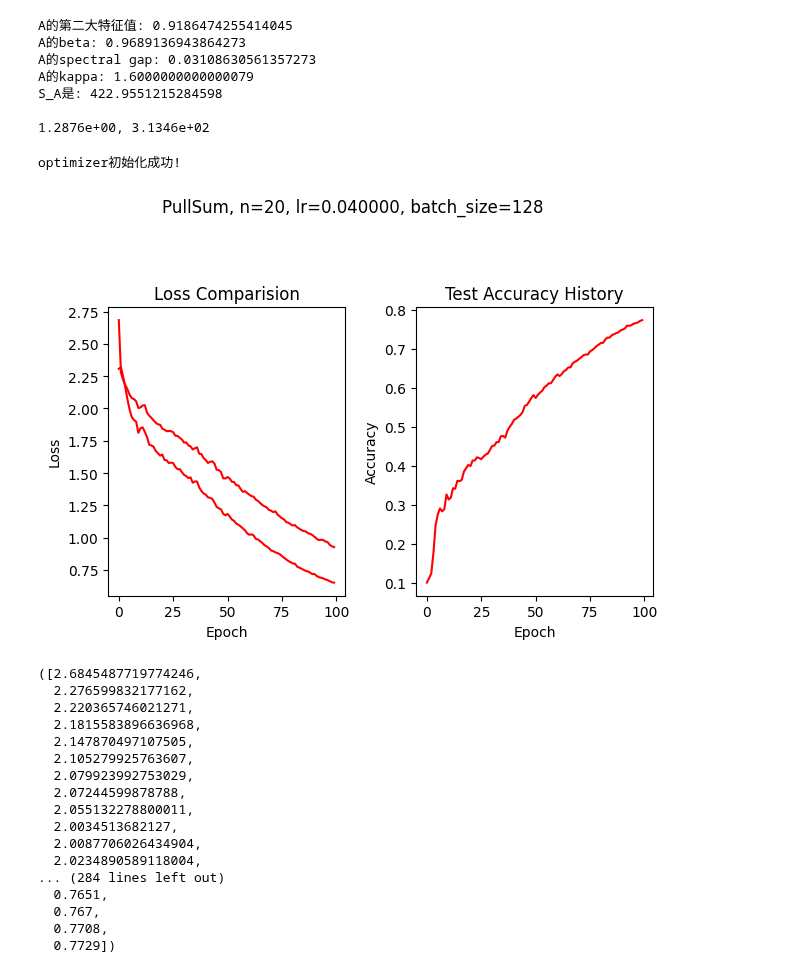
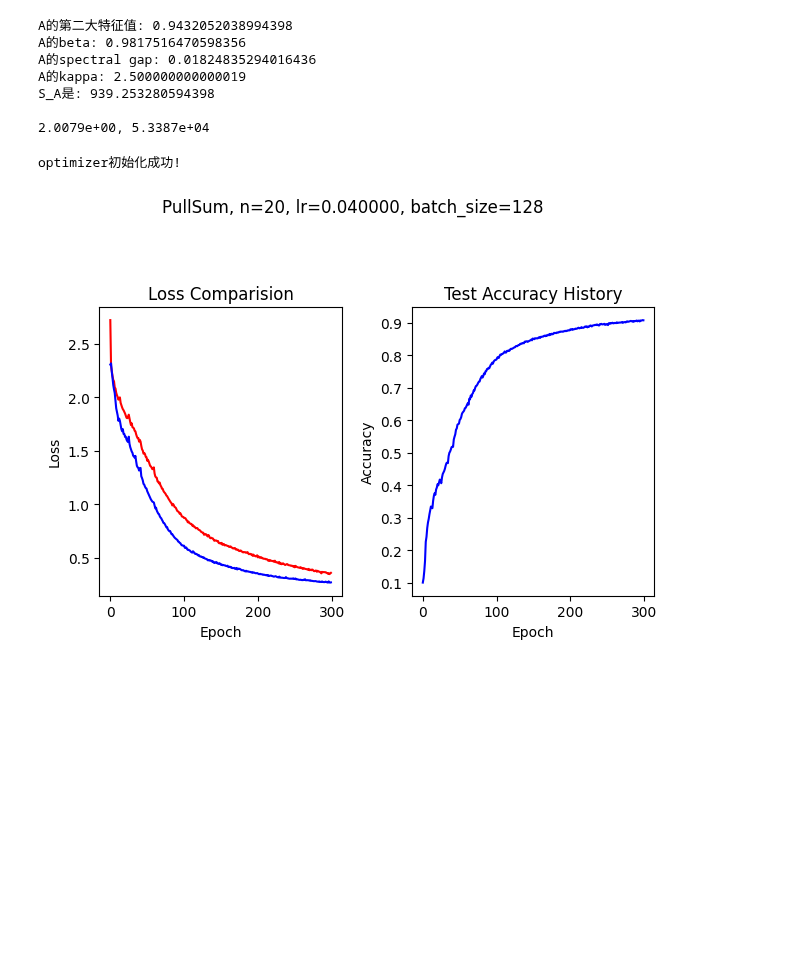
Before and after one commit to Luoxiaogan/PullSum_MNIST, a Jupyter notebook: CIFAR10实验_arxiv/分布式实验/main.ipynb, the cells around one changed output. Saved outputs shown, nothing was run; the diff lists cells and outputs as text; code cells hidden in the pictures; blank space fills up the shorter version.

```diff
--- a/CIFAR10实验_arxiv/分布式实验/main.ipynb
+++ b/CIFAR10实验_arxiv/分布式实验/main.ipynb
@@ -24,7 +24,7 @@ trainloader_list, testloader = distributed_cifar10_dataloaders(
 I = np.eye(n)
 one = np.ones(n)
 R = np.outer(one, one) / n
-A,C=ring4()
+A,C=ring2()
 B=get_B(A=A,u=2*n,n=n)
 
 """ A, B = R, R """
@@ -32,50 +32,33 @@ show_row(A)
 _, __ = test_row(A)
 print(f"{_:.4e}, {__:.4e}")
 # %% [output]
-A的第二大特征值: 0.9186474255414045
-A的beta: 0.9689136943864273
-A的spectral gap: 0.03108630561357273
-A的kappa: 1.6000000000000079
-S_A是: 422.9551215284598
+A的第二大特征值: 0.9432052038994398
+A的beta: 0.9817516470598356
+A的spectral gap: 0.01824835294016436
+A的kappa: 2.500000000000019
+S_A是: 939.253280594398
 
-1.2876e+00, 3.1346e+02
+2.0079e+00, 5.3387e+04
 # %%
-lr = 2e-3
-epochs = 100
+lr = 1e-3
+epochs = 300
 warm_up = False
 
-train_PullSum(
+train_loss_history, test_loss_history, test_accuracy_history = train_PullSum(
     n=n,
     A=A,
     B=B,
     model_class=new_ResNet18,
     seed_for_model=42,
     epochs=epochs,
     lr=lr,
     trainloader_list=trainloader_list,
     testloader=testloader,
     show_graph=True,
     batch_size=batch_size,
-    csv_root=f"/root/GanLuo/PullSum_MNIST/CIFAR10实验_arxiv/分布式实验/数值实验结果/Ring4, n={n}, lr={lr}, batch_size={batch_size}.csv",
+    csv_root=f"/root/GanLuo/PullSum_MNIST/CIFAR10实验_arxiv/分布式实验/数值实验结果/Ring2, n={n}, lr={lr}, batch_size={batch_size}.csv",
     warm_up=warm_up,
 )
 # %% [output]
 optimizer初始化成功!
-[figure, old version]
+[figure, new version]
-([2.6845487719774246,
-  2.276599832177162,
-  2.220365746021271,
-  2.1815583896636968,
-  2.147870497107505,
-  2.105279925763607,
-  2.079923992753029,
-  2.07244599878788,
-  2.055132278800011,
-  2.0034513682127,
-  2.0087706026434904,
-  2.0234890589118004,
-... (284 lines left out)
-  0.7651,
-  0.767,
-  0.7708,
-  0.7729])
```
Also changed, not shown: 4 other files.
